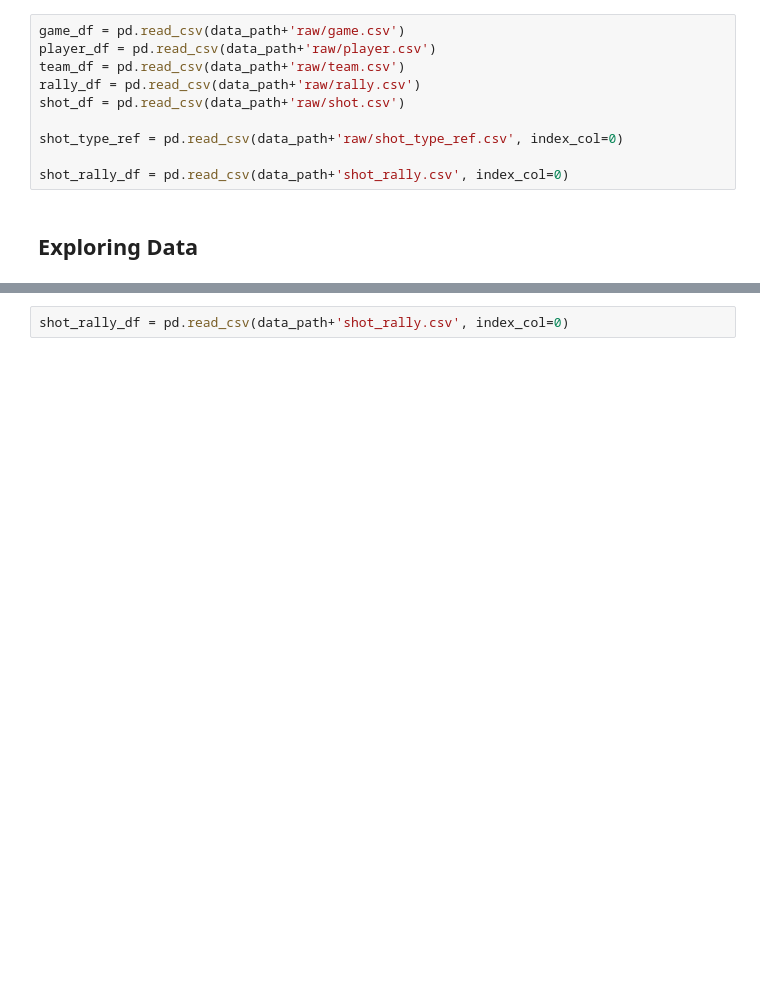
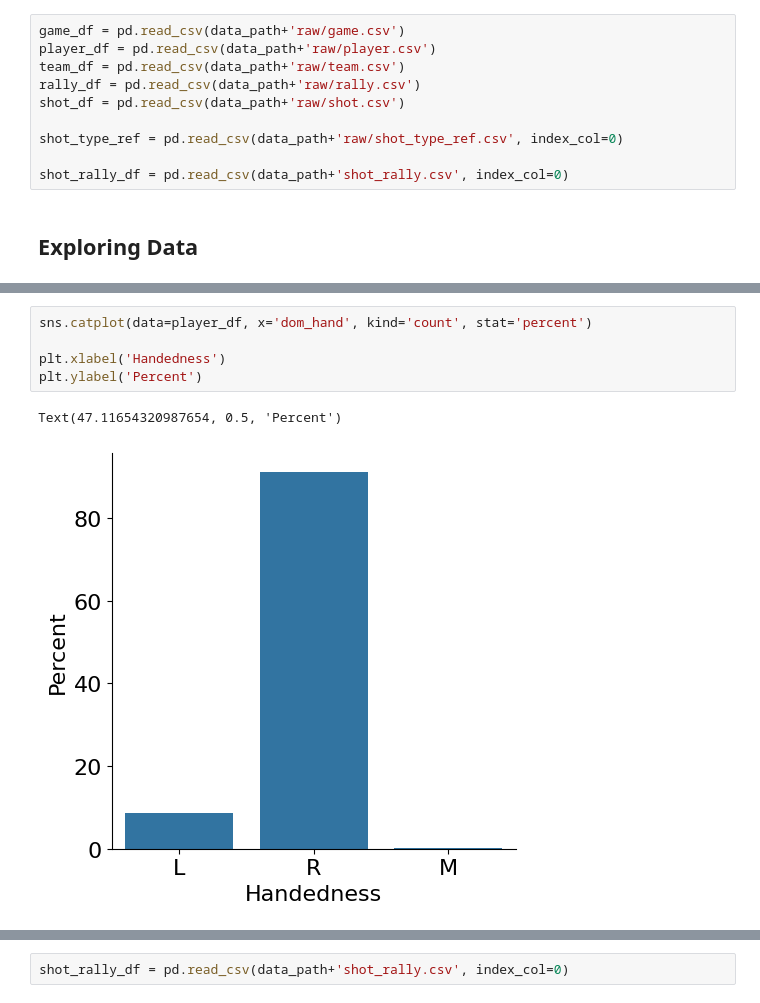
Before and after one commit to Rybus07/in-a-pickle, a Jupyter notebook: notebooks/02_eda.ipynb, the cells around one changed output, grey strips where cells are left out. Drawn from its saved outputs; the diff is of its cells as text; blank space fills up the shorter version.

```diff
--- a/notebooks/02_eda.ipynb
+++ b/notebooks/02_eda.ipynb
@@ -99,0 +202,8 @@ shot_rally_df = pd.read_csv(data_path+'shot_rally.csv', index_col=0)
+# %%
+sns.catplot(data=player_df, x='dom_hand', kind='count', stat='percent')
+
+plt.xlabel('Handedness')
+plt.ylabel('Percent')
+# %% [output]
+Text(47.11654320987654, 0.5, 'Percent')
+[figure, added]
```
Also changed, not shown: parts of 38 cells of this notebook.
